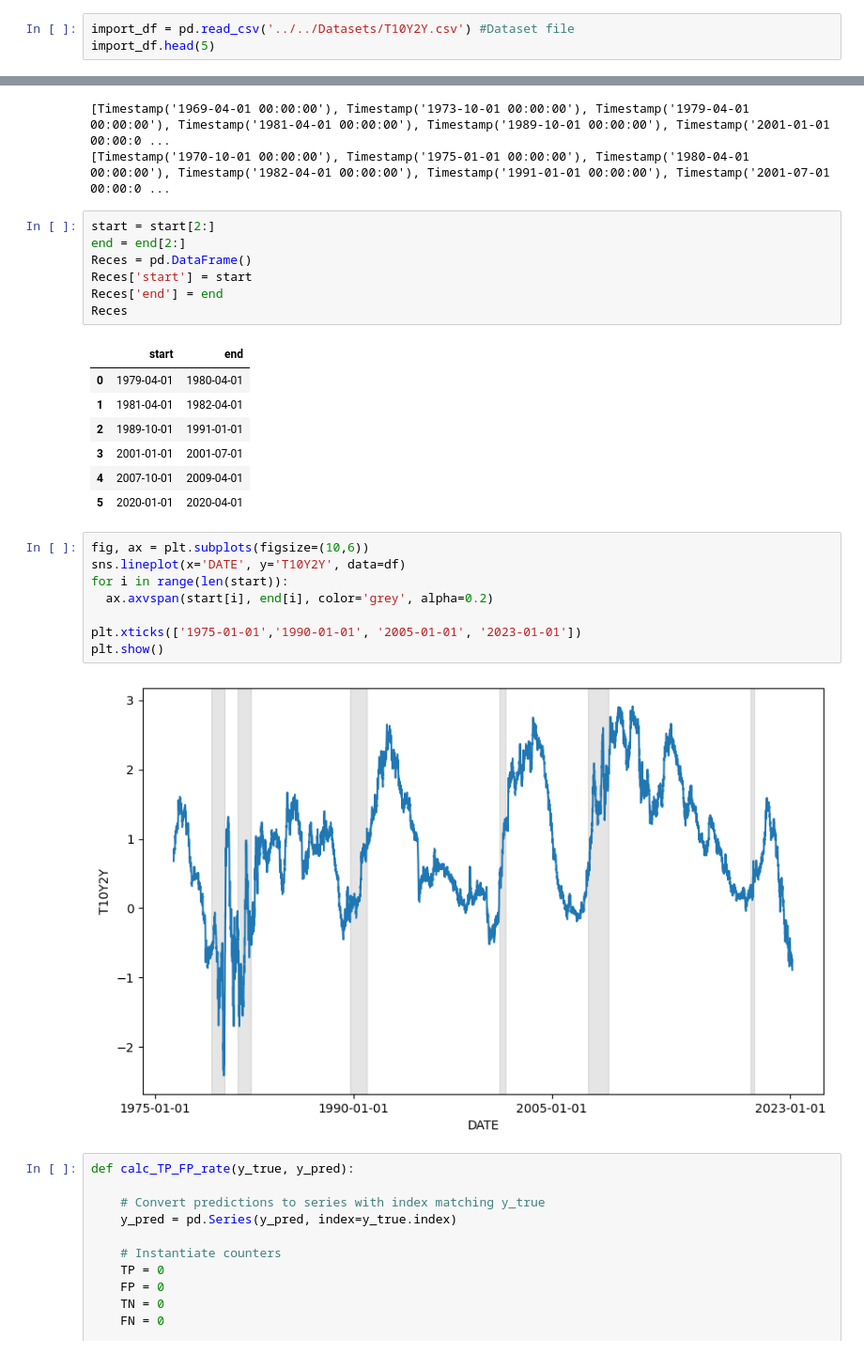
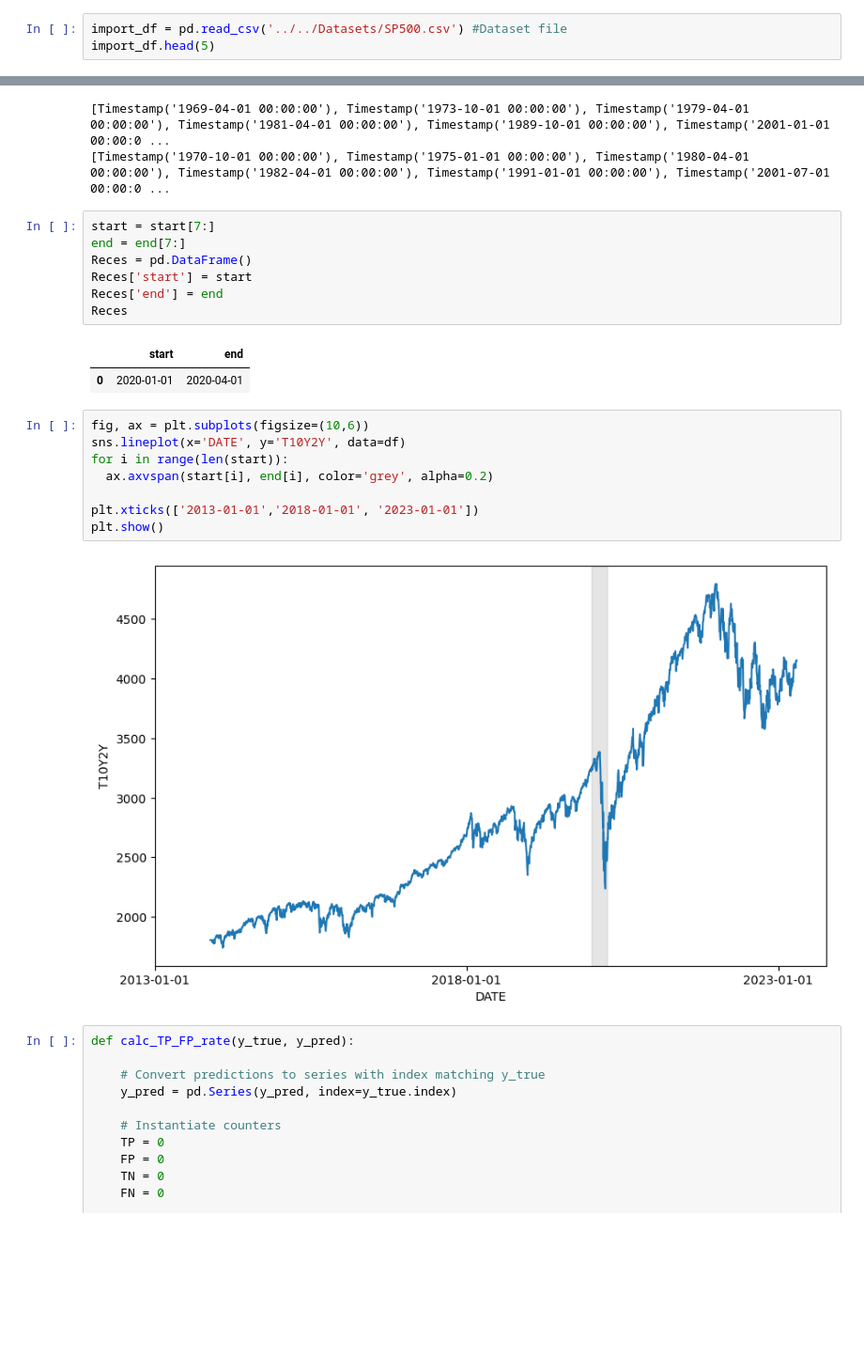
Before and after one commit to YoongsompornT/RecessionPrediction, a Jupyter notebook: Models/Threshold/Index8-RecesPredict.ipynb, the cells around one changed output, grey strips where cells are left out. Shown at 94% size. Cells and saved outputs as stored; diff of their text form; blank space fills up the shorter version.

```diff
--- a/Models/Threshold/Index8-RecesPredict.ipynb
+++ b/Models/Threshold/Index8-RecesPredict.ipynb
@@ -22,6 +22,6 @@ To run the shared colab notebook for the first time, files are allocated differe
 2. Upload Dataset file to the `IndexK` folder.
 3. Do read_csv on your Dataset file.
 # %%
-import_df = pd.read_csv('../../Datasets/T10Y2Y.csv') #Dataset file
+import_df = pd.read_csv('../../Datasets/SP500.csv') #Dataset file
 import_df.head(5)
 # %% [output]
@@ -90,30 +90,25 @@ print(end)
 [Timestamp('1969-04-01 00:00:00'), Timestamp('1973-10-01 00:00:00'), Timestamp('1979-04-01 00:00:00'), Timestamp('1981-04-01 00:00:00'), Timestamp('1989-10-01 00:00:00'), Timestamp('2001-01-01 00:00:0 ...
 [Timestamp('1970-10-01 00:00:00'), Timestamp('1975-01-01 00:00:00'), Timestamp('1980-04-01 00:00:00'), Timestamp('1982-04-01 00:00:00'), Timestamp('1991-01-01 00:00:00'), Timestamp('2001-07-01 00:00:0 ...
 # %%
-start = start[2:]
-end = end[2:]
+start = start[7:]
+end = end[7:]
 Reces = pd.DataFrame()
 Reces['start'] = start
 Reces['end'] = end
 Reces
 # %% [output]
 |  | start | end |
-| 0 | 1979-04-01 | 1980-04-01 |
-| 1 | 1981-04-01 | 1982-04-01 |
-| 2 | 1989-10-01 | 1991-01-01 |
-| 3 | 2001-01-01 | 2001-07-01 |
-| 4 | 2007-10-01 | 2009-04-01 |
-| 5 | 2020-01-01 | 2020-04-01 |
+| 0 | 2020-01-01 | 2020-04-01 |
 # %%
 fig, ax = plt.subplots(figsize=(10,6))
 sns.lineplot(x='DATE', y='T10Y2Y', data=df)
 for i in range(len(start)):
   ax.axvspan(start[i], end[i], color='grey', alpha=0.2)
 
-plt.xticks(['1975-01-01','1990-01-01', '2005-01-01', '2023-01-01'])
+plt.xticks(['2013-01-01','2018-01-01', '2023-01-01'])
 plt.show()
 # %% [output]
-[figure, old version]
+[figure, new version]
 # %%
 def calc_TP_FP_rate(y_true, y_pred):
 
```
Also changed, not shown: parts of 7 cells of this notebook, 11 other files.
